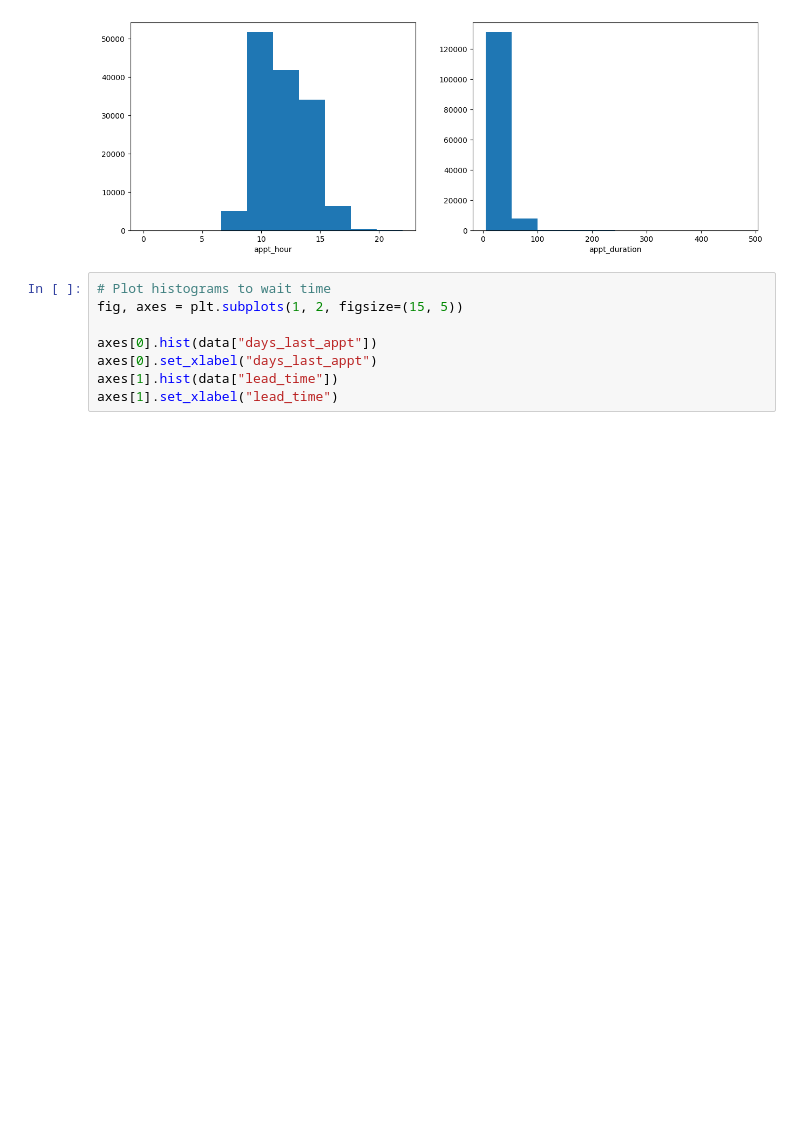
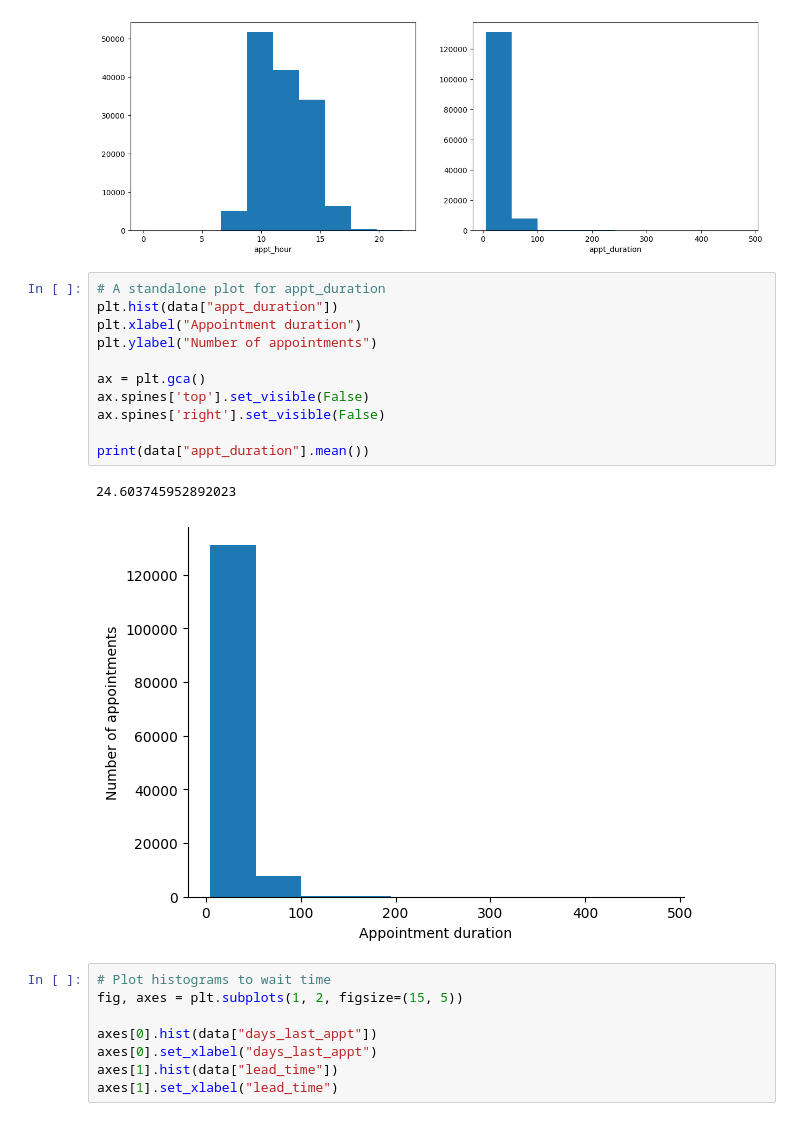
Before and after one commit to hallucinojenlee/hds_dna, a Jupyter notebook: scripts/plots_historic_appts.ipynb, the cells around one changed output. Saved outputs shown, nothing was run; the diff lists cells and outputs as text; blank space fills up the shorter version.

```diff
--- a/scripts/plots_historic_appts.ipynb
+++ b/scripts/plots_historic_appts.ipynb
@@ -258,6 +294,20 @@ axes[1].set_xlabel("appt_duration")
 # %% [output]
 Text(0.5, 0, 'appt_duration')
 [figure]
+# %%
+# A standalone plot for appt_duration
+plt.hist(data["appt_duration"])
+plt.xlabel("Appointment duration")
+plt.ylabel("Number of appointments")
+
+ax = plt.gca()
+ax.spines['top'].set_visible(False)
+ax.spines['right'].set_visible(False)
+
+print(data["appt_duration"].mean())
+# %% [output]
+24.603745952892023
+[figure, added]
 # %%
 # Plot histograms to wait time
 fig, axes = plt.subplots(1, 2, figsize=(15, 5))
```
Also changed, not shown: parts of 8 cells of this notebook, 1 other file.
